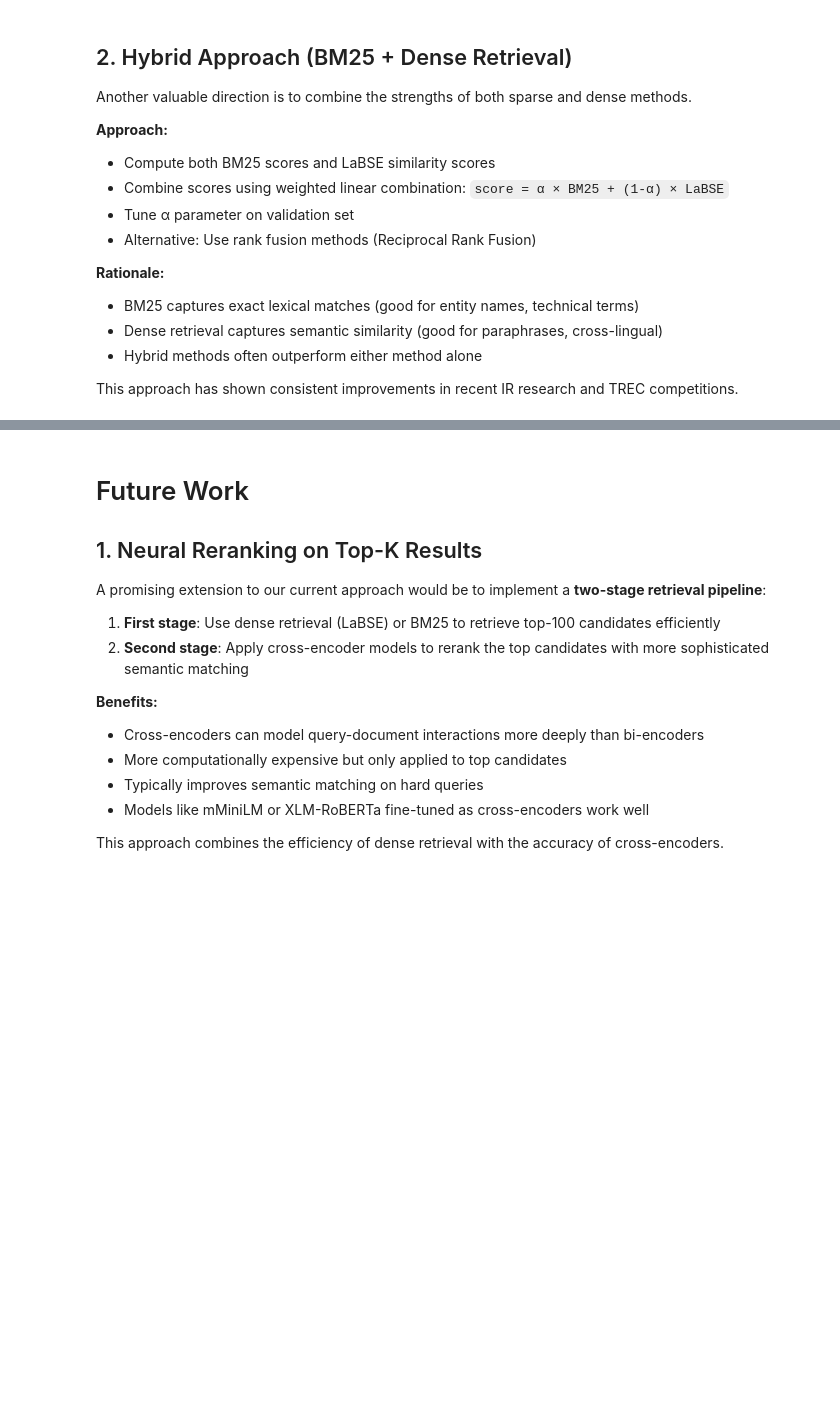
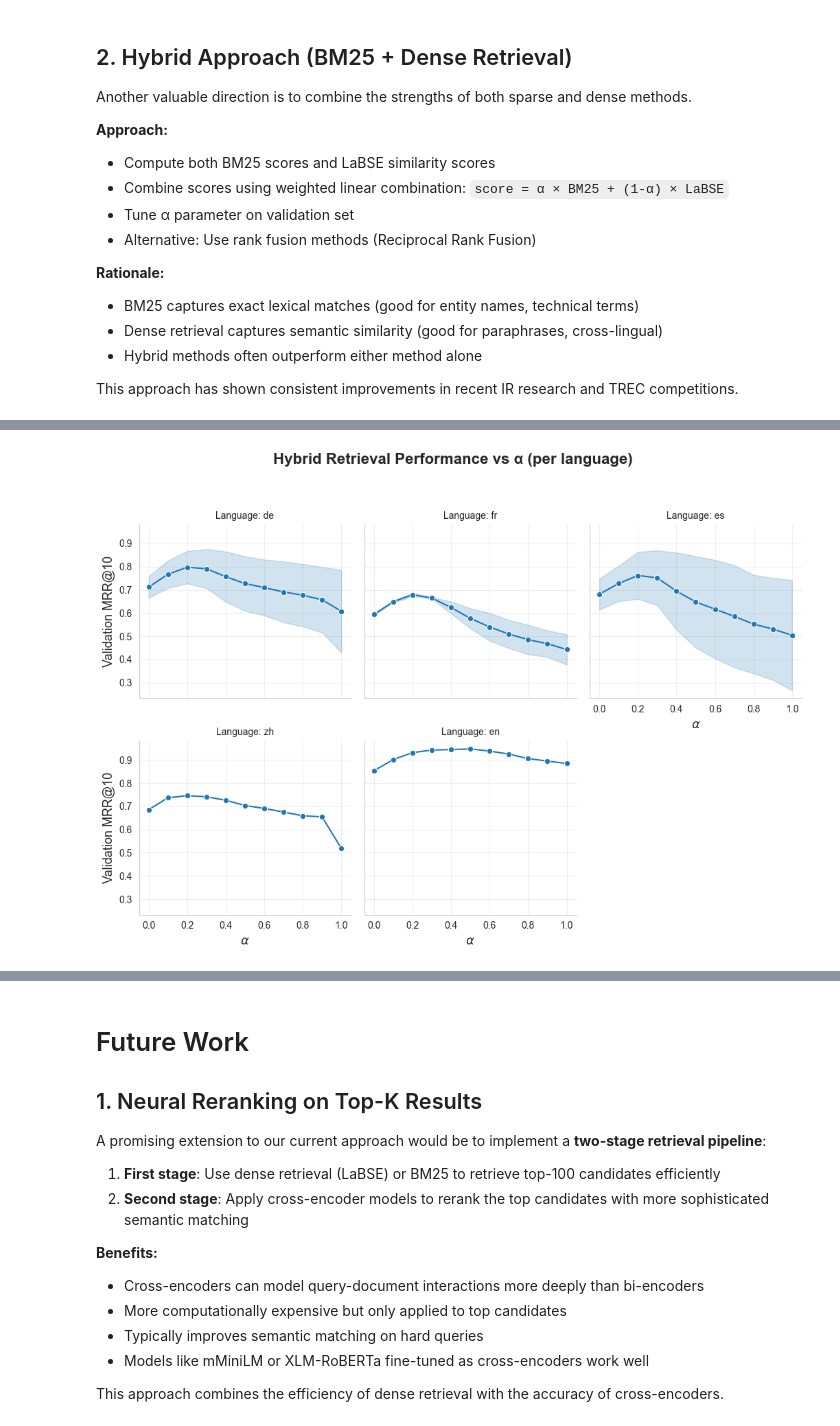
Before and after one commit to d3liaa/IR_Project, a Jupyter notebook: project.ipynb, the cells around one changed output, grey strips where cells are left out. Drawn from its saved outputs; the diff is of its cells as text; code cells hidden in the pictures; blank space fills up the shorter version.

```diff
--- a/project.ipynb
+++ b/project.ipynb
@@ -1178,0 +1174,37 @@ print(f"[OK] Hybrid(tuned) TEST | alpha={best_alpha:.2f} | Recall@{K}: {recall_t
+# %%
+df_alpha = pd.DataFrame(alpha_curve_results)
+
+g = sns.FacetGrid(
+    df_alpha,
+    col="language",
+    col_wrap=3,
+    height=3.5,
+    sharey=True,
+    sharex= True
+)
+
+g.map_dataframe(
+    sns.lineplot,
+    x="alpha",
+    y="val_MRR@10",
+    marker="o"
+)
+
+g.set_axis_labels(r"$\alpha$", "Validation MRR@10", fontsize=13)
+g.set_titles("Language: {col_name}")
+g.figure.suptitle(
+    "Hybrid Retrieval Performance vs α (per language)",
+    fontsize=16,
+    fontweight="bold",
+    y=1.05
+)
+
+g.figure.subplots_adjust(wspace= 1.5,hspace=2)
+
+for ax in g.axes.flatten():
+    ax.grid(alpha=0.3)
+
+plt.tight_layout()
+plt.show()
+# %% [output]
+[figure, added]
```
Also changed, not shown: parts of 12 cells of this notebook.
